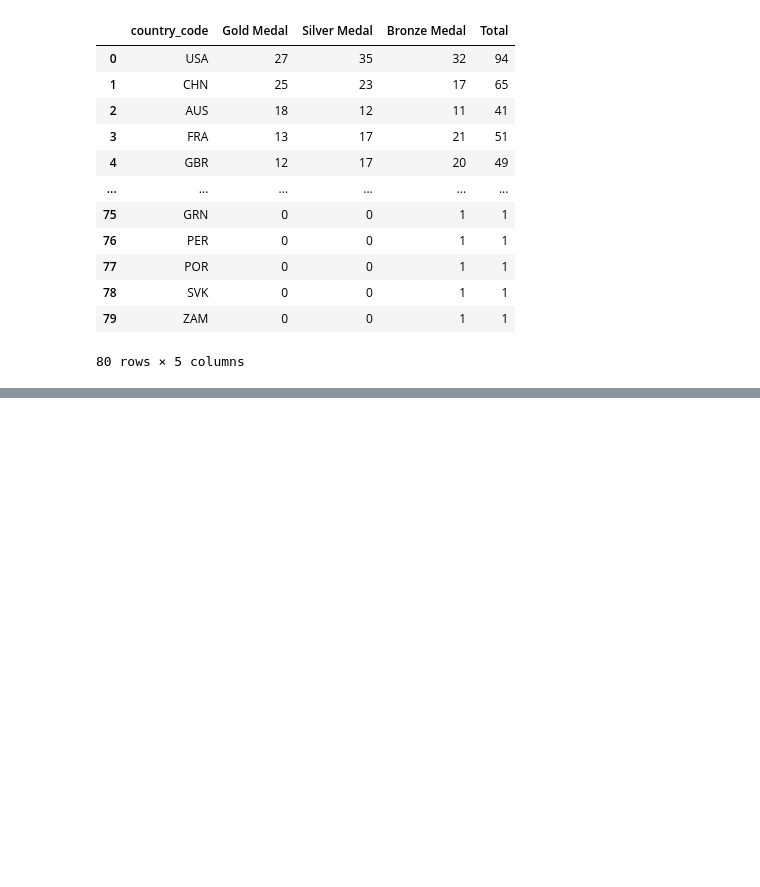
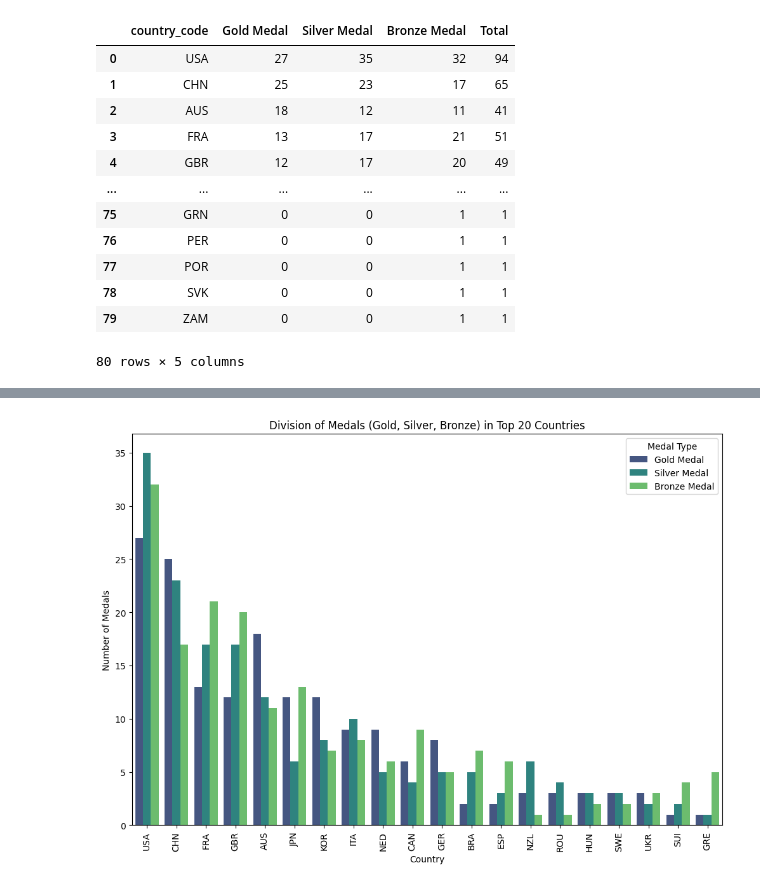
Before and after one commit to noelmt7/Advanced_Data_Analytics, a Jupyter notebook: Olympics/Paris2024_analysis.ipynb, the cells around one changed output, grey strips where cells are left out. Cells and saved outputs as stored; diff of their text form; code cells hidden in the pictures; blank space fills up the shorter version.

```diff
--- a/Olympics/Paris2024_analysis.ipynb
+++ b/Olympics/Paris2024_analysis.ipynb
@@ -89,0 +146,22 @@ plt.show()
+# %%
+
+top_20_countries = country_df.sort_values(by='Total', ascending=False).head(20)
+
+# Melt the DataFrame to long format for easier plotting
+top_20_countries_melted = pd.melt(top_20_countries,
+                                  id_vars=['country_code'],
+                                  value_vars=['Gold Medal', 'Silver Medal', 'Bronze Medal'],
+                                  var_name='Medal Type',
+                                  value_name='Count')
+
+# Plot grouped bar chart using Seaborn
+plt.figure(figsize=(12, 8))
+sns.barplot(x='country_code', y='Count', hue='Medal Type', data=top_20_countries_melted, palette='viridis')
+plt.xlabel('Country')
+plt.ylabel('Number of Medals')
+plt.title('Division of Medals (Gold, Silver, Bronze) in Top 20 Countries')
+plt.xticks(rotation=90)  # Rotate x labels for better readability
+plt.legend(title='Medal Type')
+plt.show()
+# %% [output]
+[figure, added]
```
Also changed, not shown: parts of 12 cells of this notebook.
